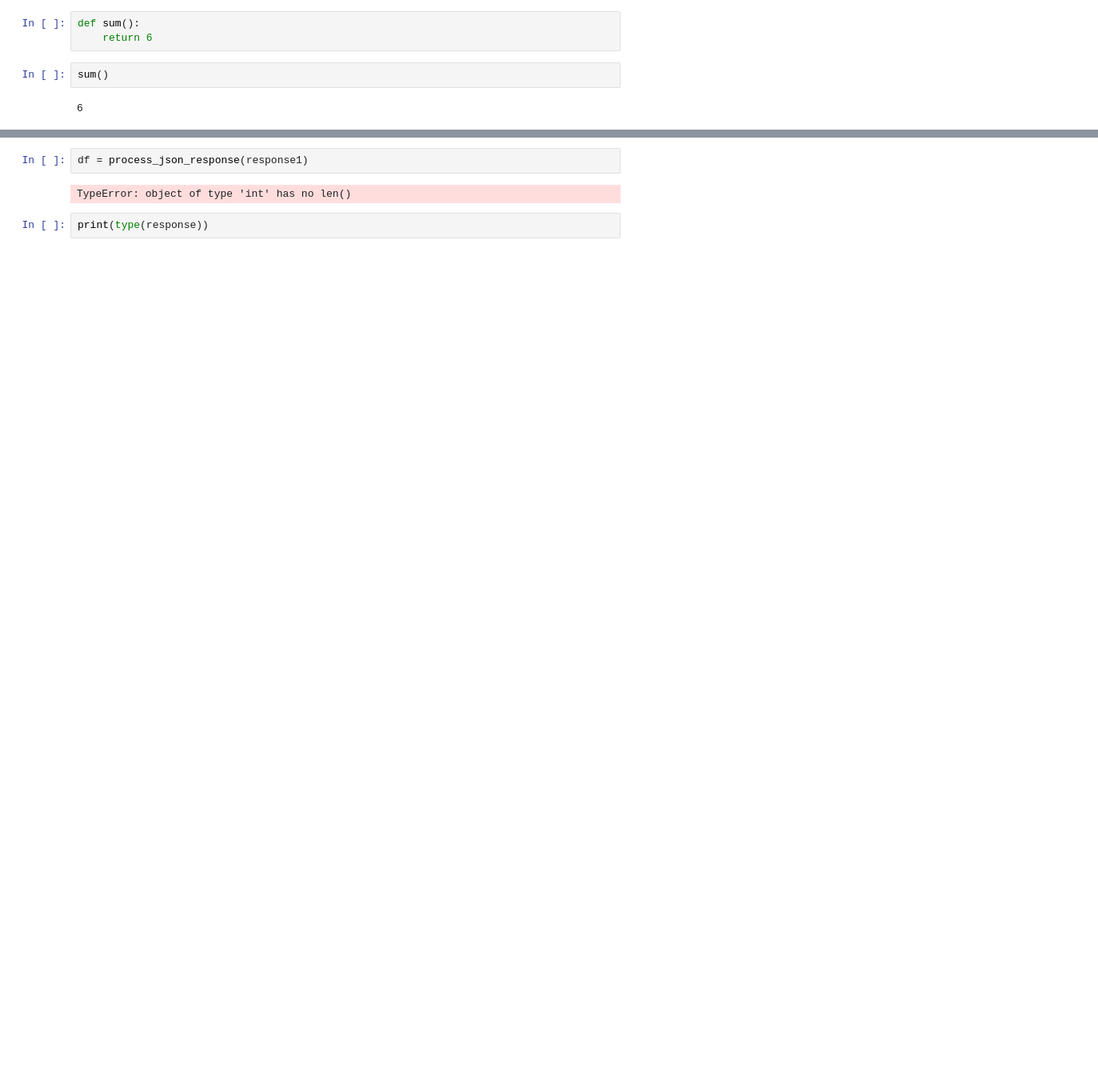
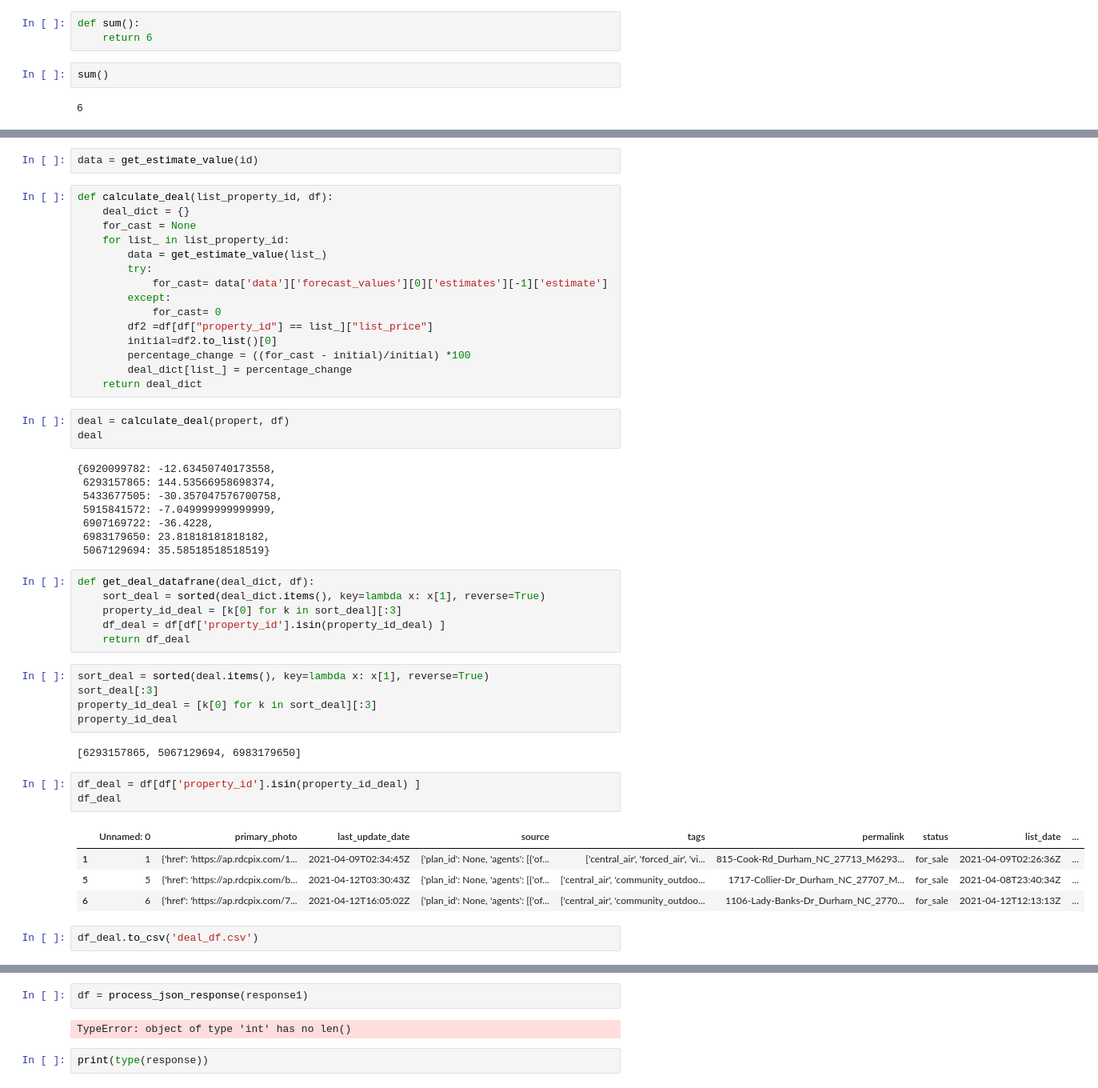
Before and after one commit to ericboss/WhiteCow2, a Jupyter notebook: deal/example.ipynb, the cells around one changed output, grey strips where cells are left out. Shown: that part at 80% size. Cells and saved outputs as stored; diff of their text form; blank space fills up the shorter version.

```diff
--- a/deal/example.ipynb
+++ b/deal/example.ipynb
@@ -72,0 +128,51 @@ response1 = response.json()
+# %%
+data = get_estimate_value(id)
+# %%
+def calculate_deal(list_property_id, df):
+    deal_dict = {}
+    for_cast = None
+    for list_ in list_property_id:
+        data = get_estimate_value(list_)
+        try:
+            for_cast= data['data']['forecast_values'][0]['estimates'][-1]['estimate']
+        except:
+            for_cast= 0
+        df2 =df[df["property_id"] == list_]["list_price"]
+        initial=df2.to_list()[0]
+        percentage_change = ((for_cast - initial)/initial) *100
+        deal_dict[list_] = percentage_change
+    return deal_dict
+# %%
+deal = calculate_deal(propert, df)
+deal
+# %% [output]
+{6920099782: -12.63450740173558,
+ 6293157865: 144.53566958698374,
+ 5433677505: -30.357047576700758,
+ 5915841572: -7.049999999999999,
+ 6907169722: -36.4228,
+ 6983179650: 23.81818181818182,
+ 5067129694: 35.58518518518519}
+# %%
+def get_deal_datafrane(deal_dict, df):
+    sort_deal = sorted(deal_dict.items(), key=lambda x: x[1], reverse=True)
+    property_id_deal = [k[0] for k in sort_deal][:3]
+    df_deal = df[df['property_id'].isin(property_id_deal) ]
+    return df_deal
+# %%
+sort_deal = sorted(deal.items(), key=lambda x: x[1], reverse=True)
+sort_deal[:3]
+property_id_deal = [k[0] for k in sort_deal][:3]
+property_id_deal
+# %% [output]
+[6293157865, 5067129694, 6983179650]
+# %%
+df_deal = df[df['property_id'].isin(property_id_deal) ]
+df_deal
+# %% [output]
+|  | Unnamed: 0 | primary_photo | last_update_date | source | tags | permalink | status | list_date | ... |
+| 1 | 1 | {'href': 'https://ap.rdcpix.com/1... | 2021-04-09T02:34:45Z | {'plan_id': None, 'agents': [{'of... | ['central_air', 'forced_air', 'vi... | 815-Cook-Rd_Durham_NC_27713_M6293... | for_sale | 2021-04-09T02:26:36Z | ... |
+| 5 | 5 | {'href': 'https://ap.rdcpix.com/b... | 2021-04-12T03:30:43Z | {'plan_id': None, 'agents': [{'of... | ['central_air', 'community_outdoo... | 1717-Collier-Dr_Durham_NC_27707_M... | for_sale | 2021-04-08T23:40:34Z | ... |
+| 6 | 6 | {'href': 'https://ap.rdcpix.com/7... | 2021-04-12T16:05:02Z | {'plan_id': None, 'agents': [{'of... | ['central_air', 'community_outdoo... | 1106-Lady-Banks-Dr_Durham_NC_2770... | for_sale | 2021-04-12T12:13:13Z | ... |
+# %%
+df_deal.to_csv('deal_df.csv')
```
Also changed, not shown: parts of 9 cells of this notebook, 13 other files.
